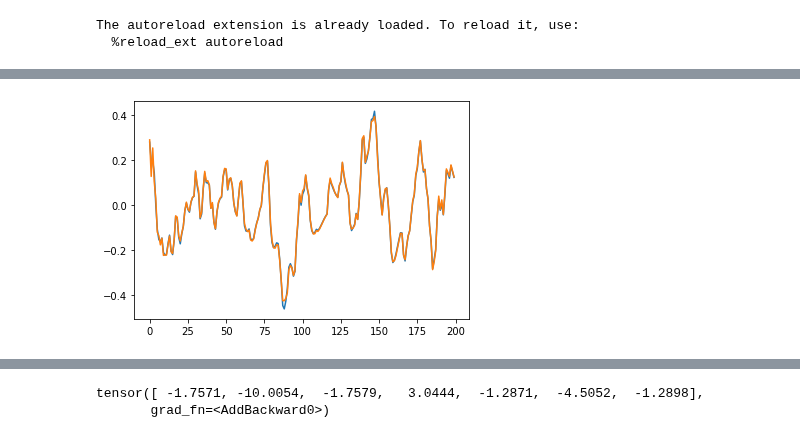
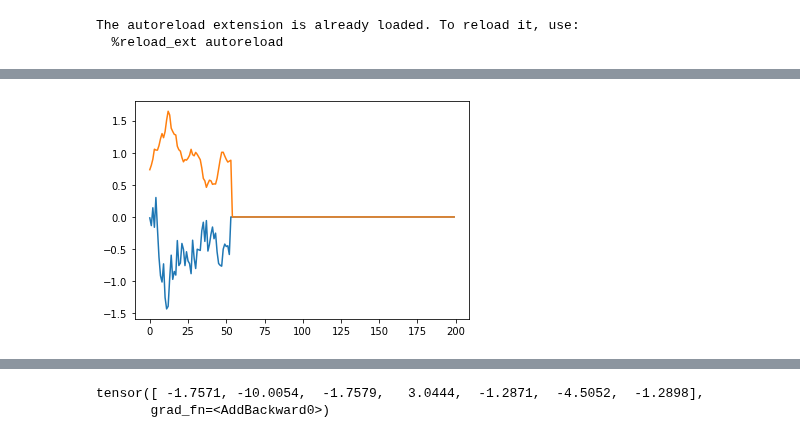
Before and after one commit to mmattb/coproc-poc, a Jupyter notebook: experiments.ipynb, the cells around one changed output, grey strips where cells are left out. Saved outputs shown, nothing was run; the diff lists cells and outputs as text; code cells hidden in the pictures.

```diff
--- a/experiments.ipynb
+++ b/experiments.ipynb
@@ -156,9 +170,9 @@ for eidx in range(1000):
 # %%
-plt.plot(hist[0,:])
-plt.plot(pred[0,:].detach().numpy())
+plt.plot(preds[200,:].detach().numpy())
+plt.plot(obs[200,:].detach().numpy())
 plt.show()
 # %% [output]
-[figure, old version]
+[figure, new version]
 # %%
 # @preston: this is the core learning algorithm, and seems to be
 # able to converge if the problem is structured in a sane way.
```
Also changed, not shown: parts of 11 cells of this notebook.
